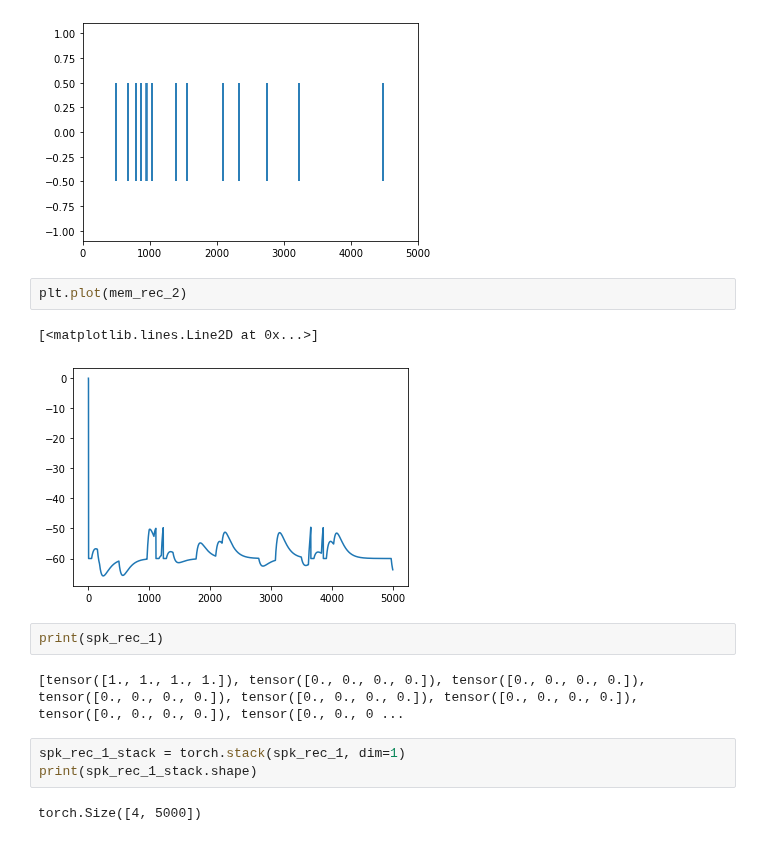
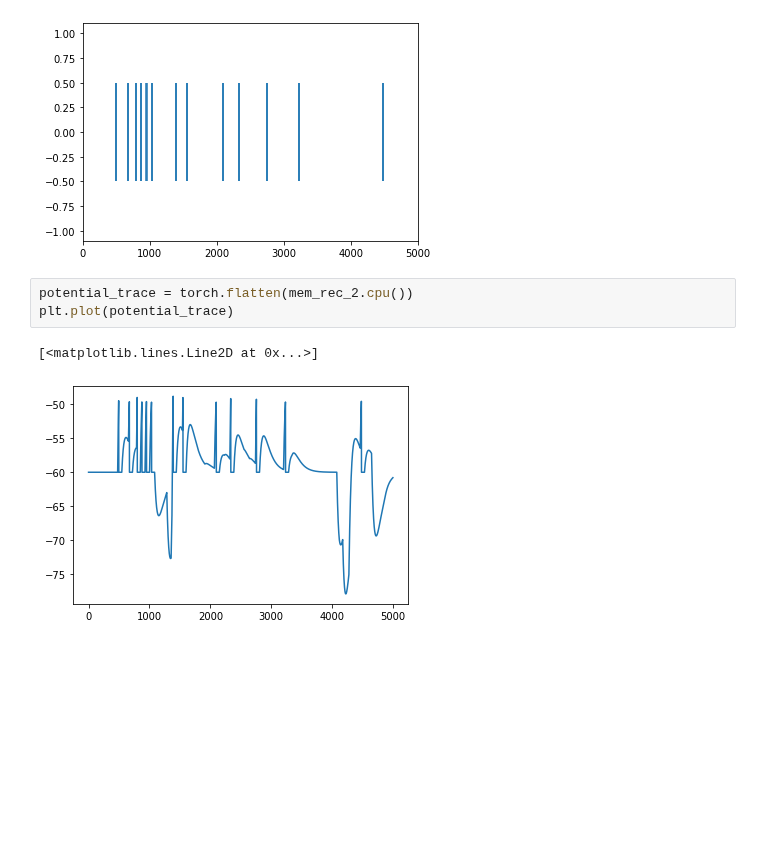
Before and after one commit to divyanshgupt/Unreliable-Transmission, a Jupyter notebook: Superspike_Multilayer_Network.ipynb, the cells around one changed output. Cells and saved outputs as stored; diff of their text form; blank space fills up the shorter version.

```diff
--- a/Superspike_Multilayer_Network.ipynb
+++ b/Superspike_Multilayer_Network.ipynb
@@ -494,20 +502,12 @@ spk_rec_2 = torch.flatten(spk_rec_2)
 plot_single_train(spk_rec_2, nb_steps, timestep_size)
 # %% [output]
 [figure]
-# %%
-plt.plot(mem_rec_2)
-# %% [output]
-[<matplotlib.lines.Line2D at 0x...>]
-[figure, removed]
-# %%
-print(spk_rec_1)
-# %% [output]
-[tensor([1., 1., 1., 1.]), tensor([0., 0., 0., 0.]), tensor([0., 0., 0., 0.]), tensor([0., 0., 0., 0.]), tensor([0., 0., 0., 0.]), tensor([0., 0., 0., 0.]), tensor([0., 0., 0., 0.]), tensor([0., 0., 0 ...
-# %%
-spk_rec_1_stack = torch.stack(spk_rec_1, dim=1)
-print(spk_rec_1_stack.shape)
-# %% [output]
-torch.Size([4, 5000])
+# %%
+potential_trace = torch.flatten(mem_rec_2.cpu())
+plt.plot(potential_trace)
+# %% [output]
+[<matplotlib.lines.Line2D at 0x...>]
+[figure, added]
 # %%
 #mem_rec_1 = torch.stack(mem_rec_1, dim=1)
 print("mem-rec-1 shape:", mem_rec_1.shape)
```
Also changed, not shown: parts of 14 cells of this notebook.
